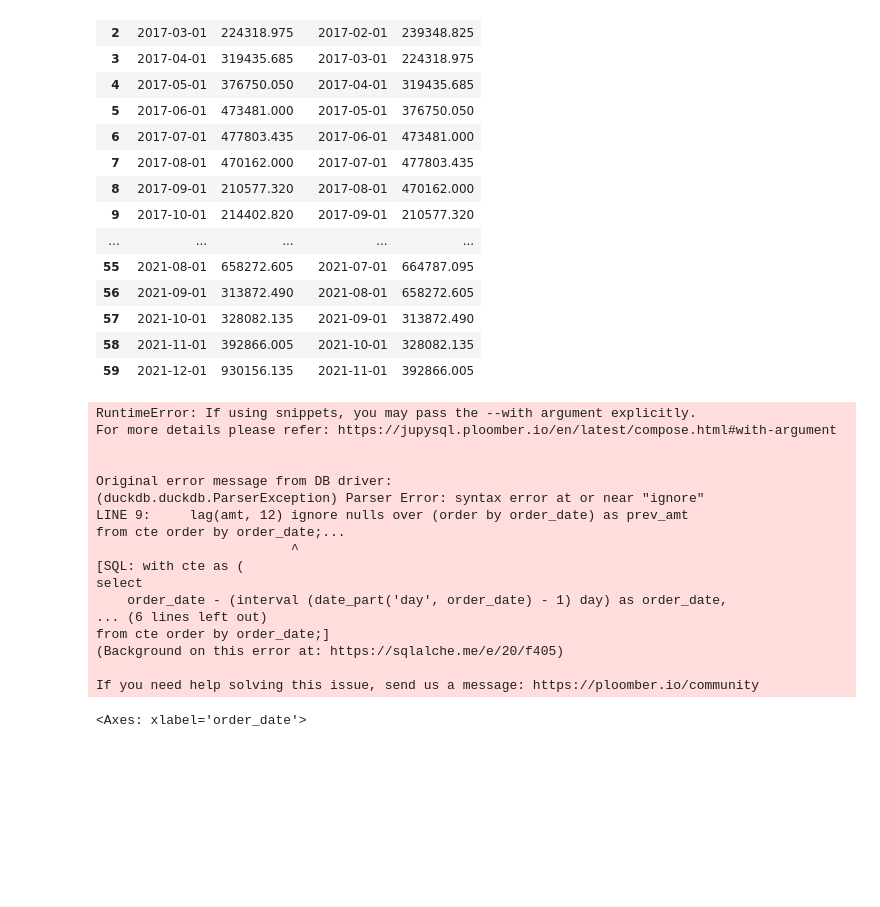
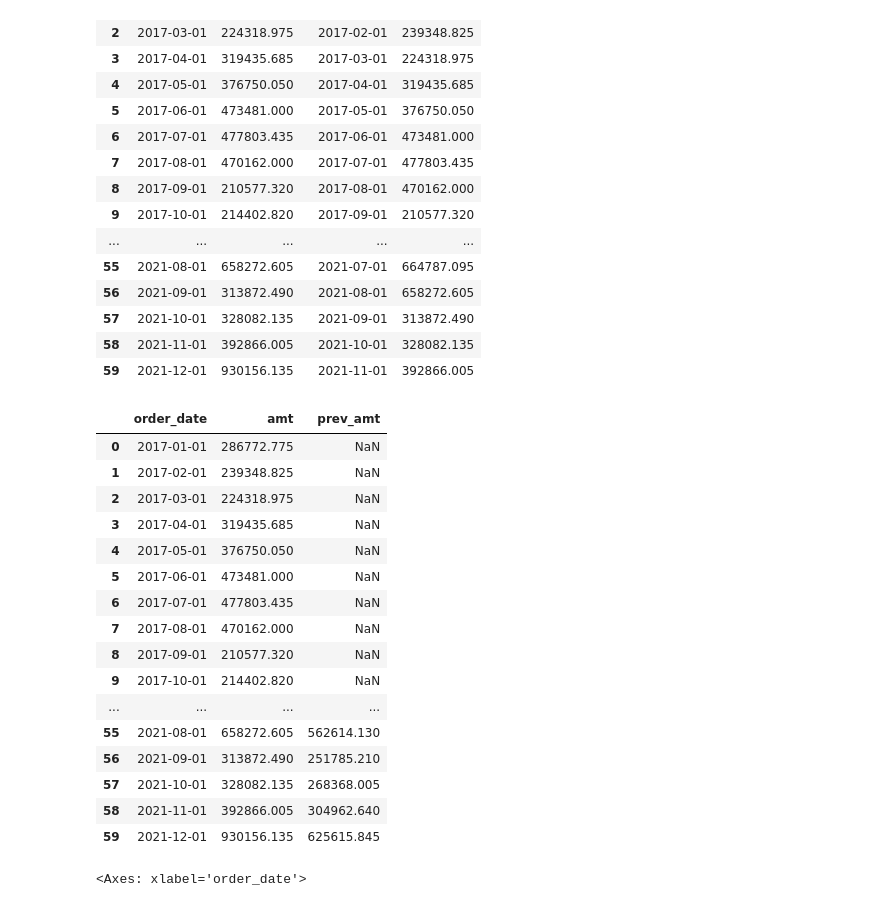
Before and after one commit to andrewvine/tutorials, a Jupyter notebook: sql_for_data_analysis/TimeSeries.ipynb, the cells around one changed output. Saved outputs shown, nothing was run; the diff lists cells and outputs as text; code cells hidden in the pictures; blank space fills up the shorter version.

```diff
--- a/sql_for_data_analysis/TimeSeries.ipynb
+++ b/sql_for_data_analysis/TimeSeries.ipynb
@@ -182,33 +166,33 @@ from cte order by order_date;
 # %%
 %%sql
 with cte as (
 select
     order_date - (interval (date_part('day', order_date) - 1) day) as order_date,
     sum(total) as amt
 from orders group by 1 order by 1 asc)
 select
     order_date,
     amt,
-    lag(amt, 12) ignore nulls over (order by order_date) as prev_amt
+    lag(amt, 12) over (order by order_date) as prev_amt
 from cte order by order_date;
 # %% [output]
-RuntimeError: If using snippets, you may pass the --with argument explicitly.
-For more details please refer: https://jupysql.ploomber.io/en/latest/compose.html#with-argument
-
-
-Original error message from DB driver:
-(duckdb.duckdb.ParserException) Parser Error: syntax error at or near "ignore"
-LINE 9:     lag(amt, 12) ignore nulls over (order by order_date) as prev_amt
-from cte order by order_date;...
-                         ^
-[SQL: with cte as (
-select
-    order_date - (interval (date_part('day', order_date) - 1) day) as order_date,
-... (6 lines left out)
-from cte order by order_date;]
-(Background on this error at: https://sqlalche.me/e/20/f405)
-
-If you need help solving this issue, send us a message: https://ploomber.io/community
+|  | order_date | amt | prev_amt |
+| 0 | 2017-01-01 | 286772.775 | NaN |
+| 1 | 2017-02-01 | 239348.825 | NaN |
+| 2 | 2017-03-01 | 224318.975 | NaN |
+| 3 | 2017-04-01 | 319435.685 | NaN |
+| 4 | 2017-05-01 | 376750.050 | NaN |
+| 5 | 2017-06-01 | 473481.000 | NaN |
+| 6 | 2017-07-01 | 477803.435 | NaN |
+| 7 | 2017-08-01 | 470162.000 | NaN |
+| 8 | 2017-09-01 | 210577.320 | NaN |
+| 9 | 2017-10-01 | 214402.820 | NaN |
+| ... | ... | ... | ... |
+| 55 | 2021-08-01 | 658272.605 | 562614.130 |
+| 56 | 2021-09-01 | 313872.490 | 251785.210 |
+| 57 | 2021-10-01 | 328082.135 | 268368.005 |
+| 58 | 2021-11-01 | 392866.005 | 304962.640 |
+| 59 | 2021-12-01 | 930156.135 | 625615.845 |
 # %%
 result = _
 result.set_index("order_date").plot()
```
Also changed, not shown: parts of 17 cells of this notebook.
